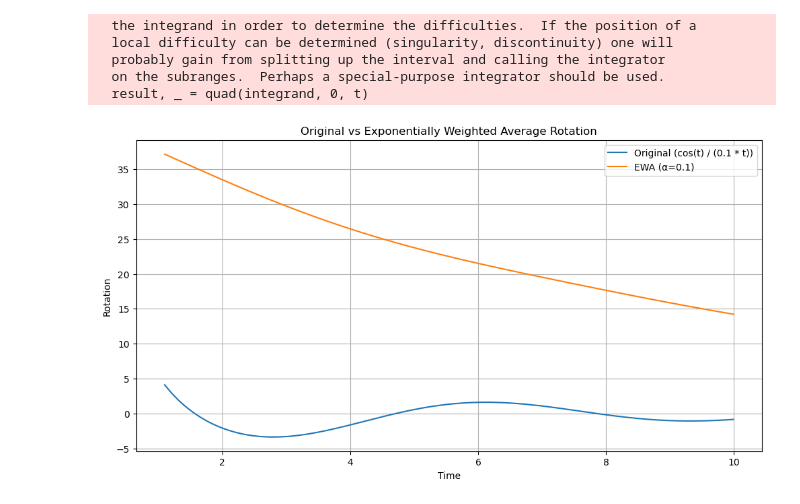
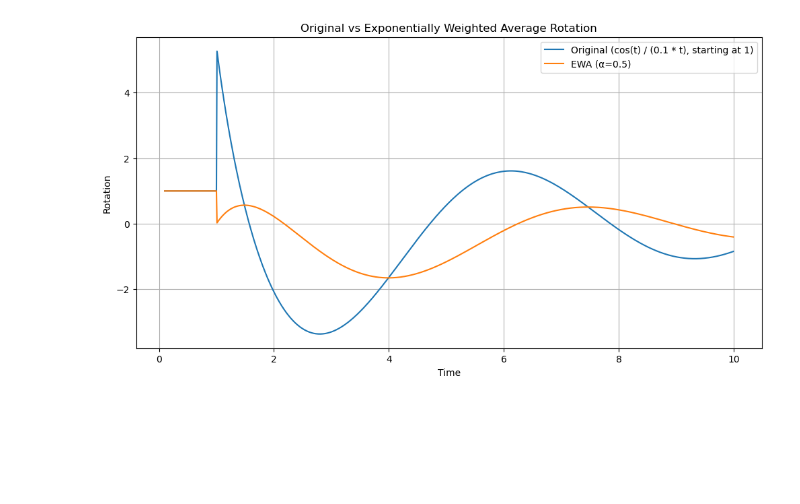
Before and after one commit to WouterBant/VAR, a Jupyter notebook: src/lab1/lab1/exp_average.ipynb, the cells around one changed output. Cells and saved outputs as stored; diff of their text form; code cells hidden in the pictures; blank space fills up the shorter version.

```diff
--- a/src/lab1/lab1/exp_average.ipynb
+++ b/src/lab1/lab1/exp_average.ipynb
@@ -1,56 +1,40 @@
 # %%
 import numpy as np
 from scipy.integrate import quad
 import matplotlib.pyplot as plt
 
 def original_rotation(t):
-    """Original rotation function with cos(t) / (0.1 * t)"""
-    return np.cos(t) / (0.1 * t) if t != 0 else 1
+    return 1 if t < 1 else np.cos(t) / (0.1 * t)
 
-def ewa_rotation(t, alpha=0.5):
-    """
-    Analytical approximation of exponential weighted average of cos(t) / (0.1 * t)
+def ewa_rotation(t, alpha=0.1):
+    if t < 1:
+        return 1  # EWA also starts at 1 when t < 1
 
-    Args:
-        t: time
-        alpha: smoothing factor (0 < alpha < 1)
+    # Integrate cos(s) / (0.1 * s) weighted by exp(-alpha * (t - s)) from 1 to t
+    def integrand(s):
+        return alpha * np.exp(-alpha * (t - s)) * (np.cos(s) / (0.1 * s))
 
-    Returns:
-        Smoothed rotation value
-    """
-    if t == 0:
-        return 1
-
-    # Integrate cos(s) / (0.1 * s) weighted by exp(-alpha * (t - s)) from 0 to t
-    def integrand(s):
-        return alpha * np.exp(-alpha * (t - s)) * (np.cos(s) / (0.1 * s) if s != 0 else 1)
-
-    result, _ = quad(integrand, 0, t)
+    result, _ = quad(integrand, 1, t)  # Start integration from s = 1
     return result
 
 # Visualize the functions
-def plot_comparison(t_max=10, alpha=0.1):
-    t = np.arange(1.1, t_max, 0.01)
+def plot_comparison(t_max=10, alpha=0.5):
+    t = np.arange(0.1, t_max, 0.01)
 
     original = np.array([original_rotation(i) for i in t])
     smoothed = np.array([ewa_rotation(i, alpha) for i in t])
 
     plt.figure(figsize=(12, 6))
-    plt.plot(t, original, label='Original (cos(t) / (0.1 * t))')
+    plt.plot(t, original, label='Original (cos(t) / (0.1 * t), starting at 1)')
     plt.plot(t, smoothed, label=f'EWA (α={alpha})')
     plt.xlabel('Time')
     plt.ylabel('Rotation')
     plt.title('Original vs Exponentially Weighted Average Rotation')
     plt.legend()
     plt.grid(True)
     plt.show()
 
 # Test and plot
 plot_comparison()
 # %% [output]
-  the integrand in order to determine the difficulties.  If the position of a
-  local difficulty can be determined (singularity, discontinuity) one will
-  probably gain from splitting up the interval and calling the integrator
-  on the subranges.  Perhaps a special-purpose integrator should be used.
-  result, _ = quad(integrand, 0, t)
-[figure, old version]
+[figure, new version]
```
Also changed, not shown: parts of 1 cell of this notebook.
